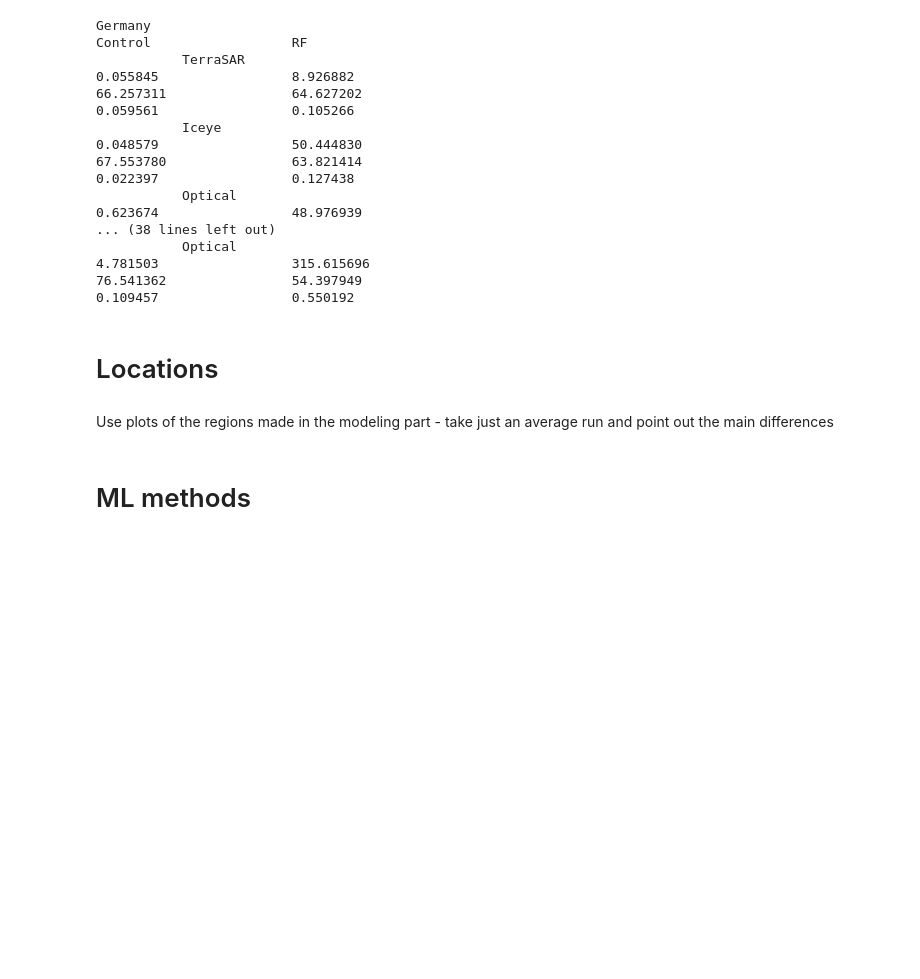
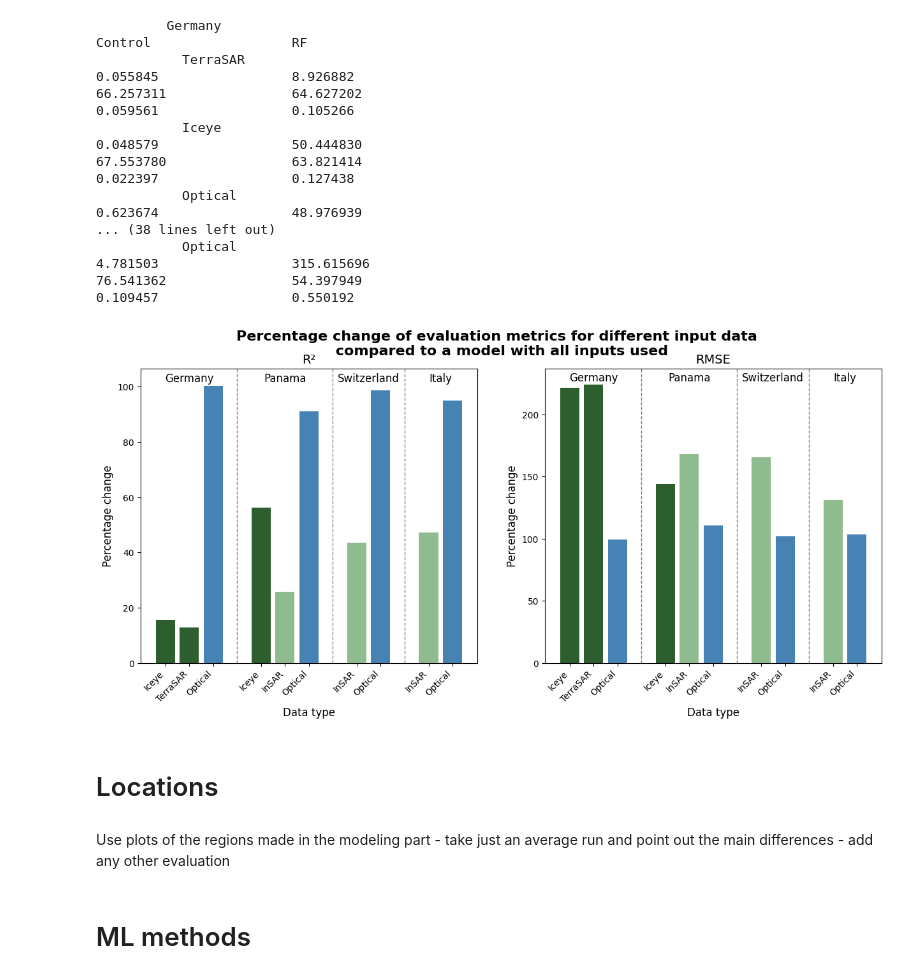
Before and after one commit to annalisefishell/MasterThesis, a Jupyter notebook: evaluation.ipynb, the cells around one changed output. Saved outputs shown, nothing was run; the diff lists cells and outputs as text; code cells hidden in the pictures; blank space fills up the shorter version.

```diff
--- a/evaluation.ipynb
+++ b/evaluation.ipynb
@@ -188,9 +207,64 @@ Control                  RF
+# %%
+pa_iceye_perc_r2 = pa_rf_iceye_r2/pa_rf_r2s[2] * 100
+pa_optical_perc_r2 = pa_rf_optical_r2/pa_rf_r2s[2] * 100
+pa_insar_perc_r2 = pa_rf_insar_r2/pa_rf_r2s[2] * 100
+
+pa_iceye_perc_rmse = pa_rf_iceye_rmse/pa_rf_rmses[2] * 100
+pa_optical_perc_rmse = pa_rf_optical_rmse/pa_rf_rmses[2] * 100
+pa_insar_perc_rmse = pa_rf_insar_rmse/pa_rf_rmses[2] * 100
+# %%
+swiss_insar_perc_r2 = swiss_rf_insar_r2/swiss_rf_r2s[2] * 100
+swiss_optical_perc_r2 = swiss_rf_optical_r2/swiss_rf_r2s[2] * 100
+
+swiss_insar_perc_rmse = swiss_rf_insar_rmse/swiss_rf_rmses[2] * 100
+swiss_optical_perc_rmse = swiss_rf_optical_rmse/swiss_rf_rmses[2] * 100
+# %%
+italy_insar_perc_r2 = italy_rf_insar_r2/italy_rf_r2s[2] * 100
+italy_optical_perc_r2 = italy_rf_optical_r2/italy_rf_r2s[2] * 100
+
+italy_insar_perc_rmse = italy_rf_insar_rmse/italy_rf_rmses[2] * 100
+italy_optical_perc_rmse = italy_rf_optical_rmse/italy_rf_rmses[2] * 100
 # %%
 ## make figure based on time, rmse and r2? (change from control?)
+r2_values = [de_iceye_perc_r2, de_terra_perc_r2, de_optical_perc_r2,
+          pa_iceye_perc_r2, pa_insar_perc_r2, pa_optical_perc_r2,
+          swiss_insar_perc_r2, swiss_optical_perc_r2,
+          italy_insar_perc_r2, italy_optical_perc_r2
+]
+
+rmse_values = [de_iceye_perc_rmse, de_terra_perc_rmse, de_optical_perc_rmse,
+          pa_iceye_perc_rmse, pa_insar_perc_rmse, pa_optical_perc_rmse,
+          swiss_insar_perc_rmse, swiss_optical_perc_rmse,
+          italy_insar_perc_rmse, italy_optical_perc_rmse
+]
+
+labels = [
+    'Iceye', 'TerraSAR', 'Optical',
+    'Iceye', 'InSAR', 'Optical',
+    'InSAR', 'Optical',
+    'InSAR', 'Optical'
+]
+
+x_positions = [
+    0, 1, 2,      # Group 1
+    4, 5, 6,      # Group 2
+    8, 9,         # Group 3
+    11, 12        # Group 4
+]
+
+gap_centers = [
+    (2 + 4) / 2,
+    (6 + 8) / 2,
+    (9 + 11) / 2
+]
+
+p.plot_input_diff(r2_values, rmse_values, labels, x_positions, gap_centers)
+# %% [output]
+[figure, added]
 # %% [markdown]
 # Locations
 # %% [markdown]
-Use plots of the regions made in the modeling part - take just an average run and point out the main differences
+Use plots of the regions made in the modeling part - take just an average run and point out the main differences - add any other evaluation
 # %% [markdown]
 # ML methods
 # %% [markdown]
```
Also changed, not shown: parts of 25 cells of this notebook, 3 other files.
